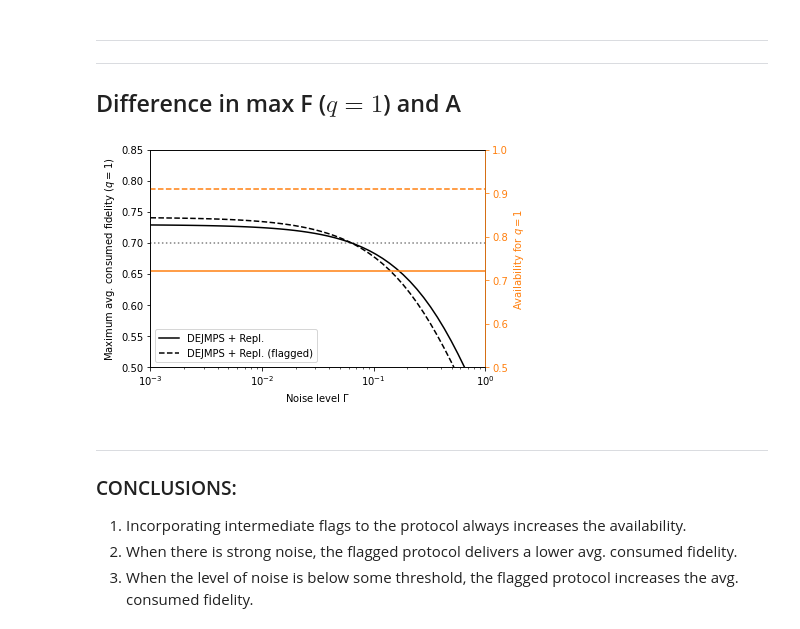
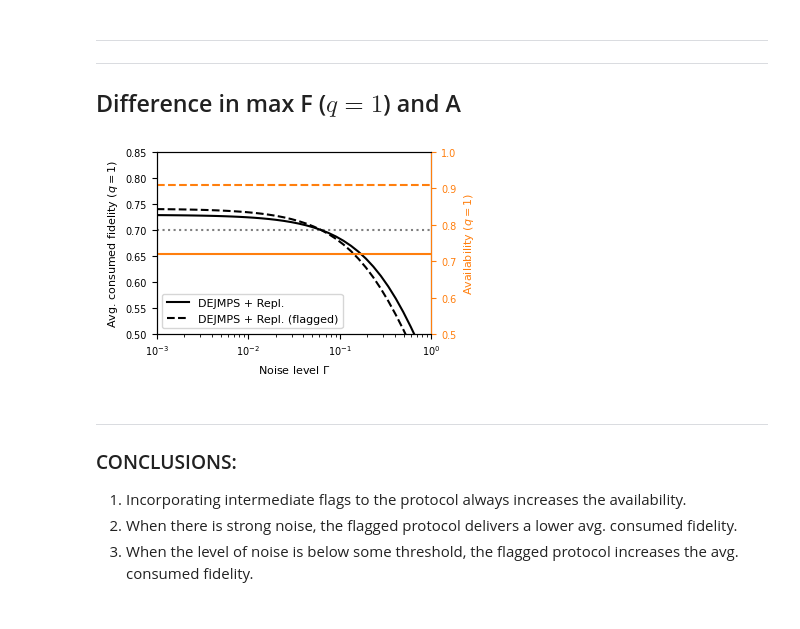
Before and after one commit to AlvaroGI/buffering-1GnB, a Jupyter notebook: RESULTS-flags.ipynb, the cells around one changed output. Saved outputs shown, nothing was run; the diff lists cells and outputs as text; code cells hidden in the pictures.

Commit message:
minor plot changes

```diff
--- a/RESULTS-flags.ipynb
+++ b/RESULTS-flags.ipynb
@@ -73,7 +73,7 @@ policy_names = ['DEJMPS + Repl.', 'DEJMPS + Repl. (flagged)']
 #varying_param = 'F_new'
 #varying_array = np.linspace(0.5,1,50)
 varying_param = 'Gamma'
-varying_array = np.logspace(-3,0,50)
+varying_array = np.logspace(-3,1,50)
 colors = ['k', 'tab:orange']
 linestyles = ['-', '--']
 savefig = True
@@ -102,8 +102,14 @@ for idx_policy, policy_name in enumerate(policy_names):
         Fcons_vecs[idx_policy][idx_varying] = Fcons
         A_vecs[idx_policy][idx_varying] = A
 
+
 ## PLOT ##
-fig, ax1 = plt.subplots()
+xfig = 9 # cm
+yfig = 6 # cm
+fontsize_labels = 8
+
+# Plot
+fig, ax1 = plt.subplots(figsize=(xfig/2.54, yfig/2.54))
 ax2 = ax1.twinx()
 
 for idx_policy, policy_name in enumerate(policy_names):
@@ -116,42 +122,42 @@ elif varying_param=='F_new':
 
 for idx_policy, policy_name in enumerate(policy_names):
     ax2.plot(varying_array, A_vecs[idx_policy], linestyle=linestyles[idx_policy],
              color=colors[1], label=policy_name)
 
 # Plot specs
-ax1.set_xlim([varying_array[0],varying_array[-1]])
+ax1.set_xlim([varying_array[0],1])#varying_array[-1]])
 ax1.set_ylim([0.5,0.85])
 ax2.set_ylim([0.5,1])
 if varying_param=='Gamma':
     ax2.set_xscale('log')
-
 if varying_param=='Gamma':
-    ax1.set_xlabel(r'Noise level $\Gamma$')
+    ax1.set_xlabel(r'Noise level $\Gamma$', fontsize=fontsize_labels)
 elif varying_param=='F_new':
-    ax1.set_xlabel(r'Fidelity of new links $F_\mathrm{new}$')
+    ax1.set_xlabel(r'Fidelity of new links $F_\mathrm{new}$', fontsize=fontsize_labels)
 else:
     raise ValueError('Unknown varying_param')
-ax1.set_ylabel(r'Maximum avg. consumed fidelity ($q=1$)')
-ax2.set_ylabel(r'Availability for $q=1$', color=colors[1])
+ax1.set_ylabel(r'Avg. consumed fidelity ($q=1$)', fontsize=fontsize_labels)
+ax2.set_ylabel(r'Availability ($q=1$)', color=colors[1], fontsize=fontsize_labels)
+ax1.tick_params(labelsize=fontsize_labels-1)
 ax2.spines['right'].set_color(colors[1]) # Axis
-ax2.tick_params(axis='y', which='both', colors=colors[1]) # Ticks
+ax2.tick_params(axis='y', which='both', colors=colors[1], labelsize=fontsize_labels-1) # Ticks
 
-ax1.legend(loc='lower left')
+ax1.legend(loc='lower left', fontsize=fontsize_labels)
 
 if savefig:
     if varying_param=='Gamma':
         filename = 'figs/flags-q%.3f-n%d-pg%.3f-Fnew%.3f-pc%.3f.pdf'%(q_purif,
                     n, p_gen, F_new, p_cons)
     elif varying_param=='F_new':
         filename = 'figs/flags-q%.3f-n%d-pg%.3f-Gamma%.3f-pc%.3f.pdf'%(q_purif,
                     n, p_gen, Gamma, p_cons)
     else:
         raise ValueError('Unknown varying_param')
     plt.savefig(filename, dpi=300, bbox_inches='tight')
 else:
     plt.show()
 # %% [output]
-[figure, old version]
+[figure, new version]
 # %% [markdown]
 ---
 ### CONCLUSIONS:
```
Also changed, not shown: 1 other file.
